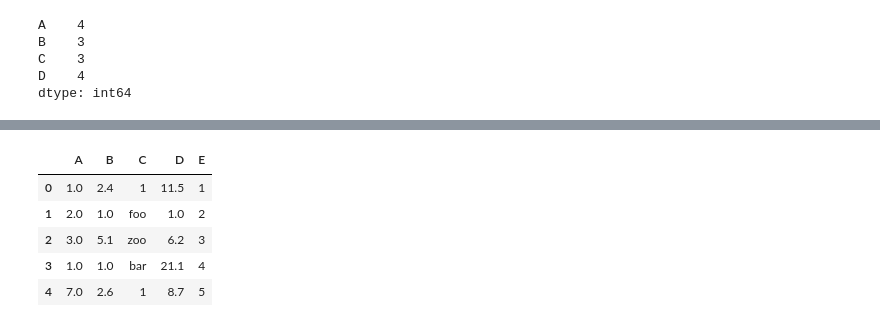
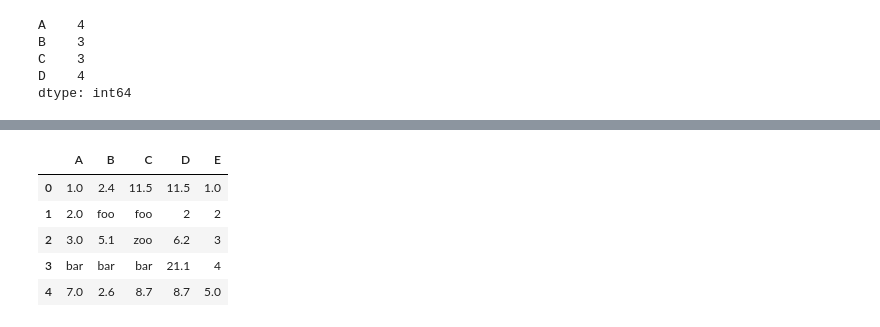
Before and after one commit to sunilsala88/batch-28, a Jupyter notebook: 10_pandas /pandasnan.ipynb, the cells around one changed output, grey strips where cells are left out. Cells and saved outputs as stored; diff of their text form; code cells hidden in the pictures.

```diff
--- a/10_pandas /pandasnan.ipynb
+++ b/10_pandas /pandasnan.ipynb
@@ -139,9 +157,9 @@ print(df.dropna(axis=1, how="any"))
 # %%
-df.fillna(1)
+df.fillna(method='bfill',axis=1)
 # %% [output]
 |  | A | B | C | D | E |
-| 0 | 1.0 | 2.4 | 1 | 11.5 | 1 |
-| 1 | 2.0 | 1.0 | foo | 1.0 | 2 |
+| 0 | 1.0 | 2.4 | 11.5 | 11.5 | 1.0 |
+| 1 | 2.0 | foo | foo | 2 | 2 |
 | 2 | 3.0 | 5.1 | zoo | 6.2 | 3 |
-| 3 | 1.0 | 1.0 | bar | 21.1 | 4 |
-| 4 | 7.0 | 2.6 | 1 | 8.7 | 5 |
+| 3 | bar | bar | bar | 21.1 | 4 |
+| 4 | 7.0 | 2.6 | 8.7 | 8.7 | 5.0 |
```
Also changed, not shown: parts of 6 cells of this notebook, 2 other files.
